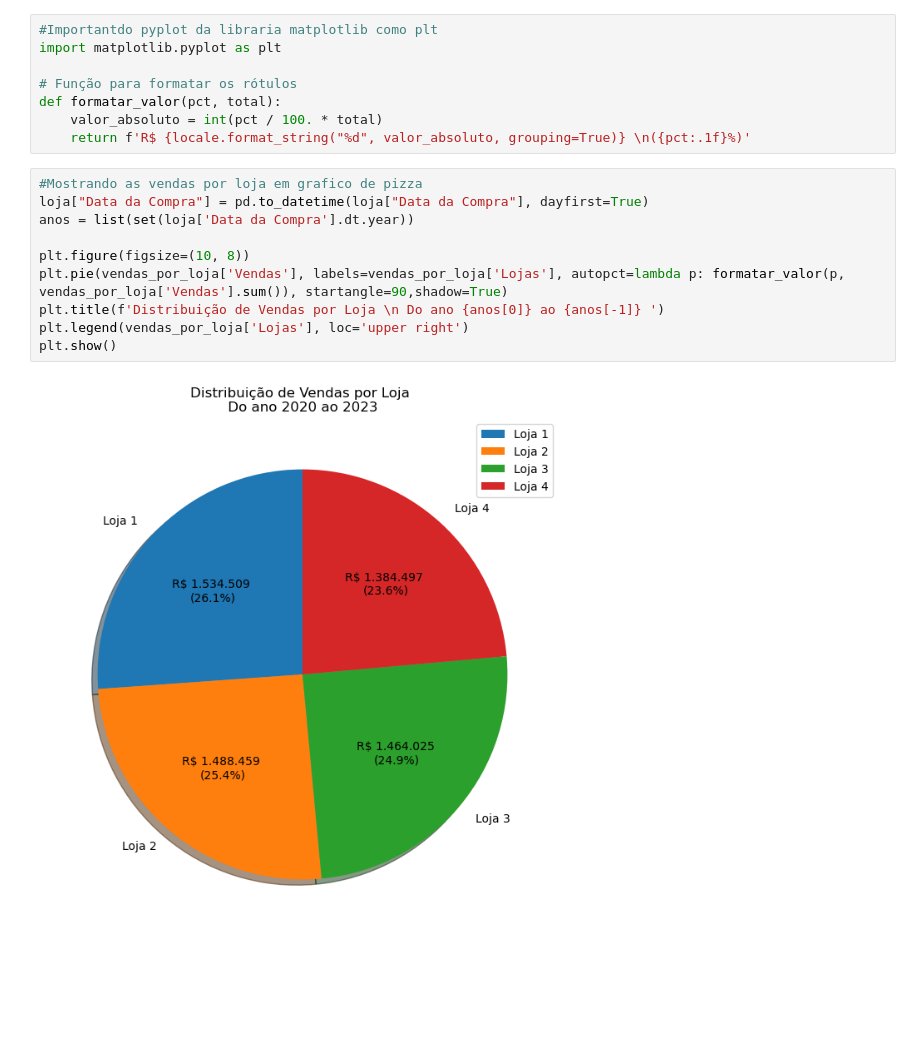
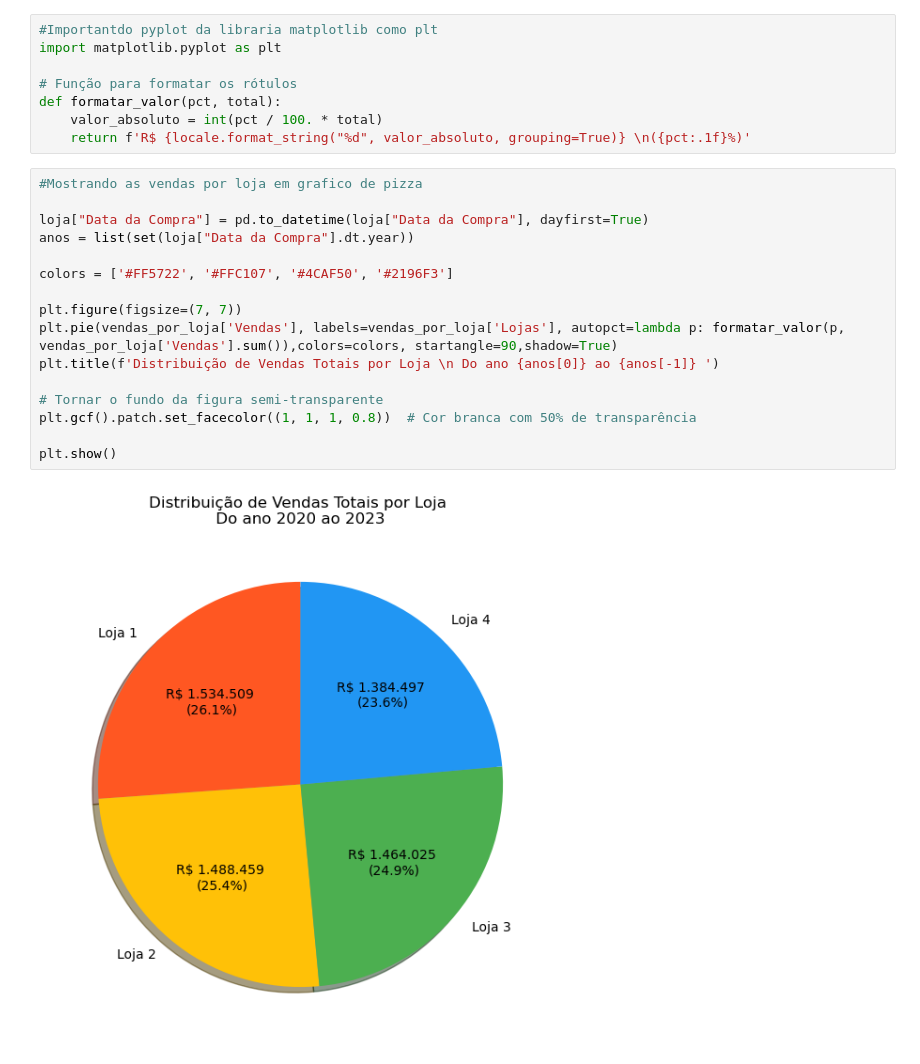
Before and after one commit to ygor-github/challenge-alura-store, a Jupyter notebook: AluraStoreBr.ipynb, the cells around one changed output. Drawn from its saved outputs; the diff is of its cells as text; blank space fills up the shorter version.

```diff
--- a/AluraStoreBr.ipynb
+++ b/AluraStoreBr.ipynb
@@ -218,13 +220,19 @@ def formatar_valor(pct, total):
     return f'R$ {locale.format_string("%d", valor_absoluto, grouping=True)} \n({pct:.1f}%)'
 # %%
 #Mostrando as vendas por loja em grafico de pizza
+
 loja["Data da Compra"] = pd.to_datetime(loja["Data da Compra"], dayfirst=True)
-anos = list(set(loja['Data da Compra'].dt.year))
+anos = list(set(loja["Data da Compra"].dt.year))
 
-plt.figure(figsize=(10, 8))
-plt.pie(vendas_por_loja['Vendas'], labels=vendas_por_loja['Lojas'], autopct=lambda p: formatar_valor(p, vendas_por_loja['Vendas'].sum()), startangle=90,shadow=True)
-plt.title(f'Distribuição de Vendas por Loja \n Do ano {anos[0]} ao {anos[-1]} ')
-plt.legend(vendas_por_loja['Lojas'], loc='upper right')
+colors = ['#FF5722', '#FFC107', '#4CAF50', '#2196F3']
+
+plt.figure(figsize=(7, 7))
+plt.pie(vendas_por_loja['Vendas'], labels=vendas_por_loja['Lojas'], autopct=lambda p: formatar_valor(p, vendas_por_loja['Vendas'].sum()),colors=colors, startangle=90,shadow=True)
+plt.title(f'Distribuição de Vendas Totais por Loja \n Do ano {anos[0]} ao {anos[-1]} ')
+
+# Tornar o fundo da figura semi-transparente
+plt.gcf().patch.set_facecolor((1, 1, 1, 0.8))  # Cor branca com 50% de transparência
+
 plt.show()
 # %% [output]
-[figure, old version]
+[figure, new version]
```
Also changed, not shown: parts of 4 cells of this notebook.
